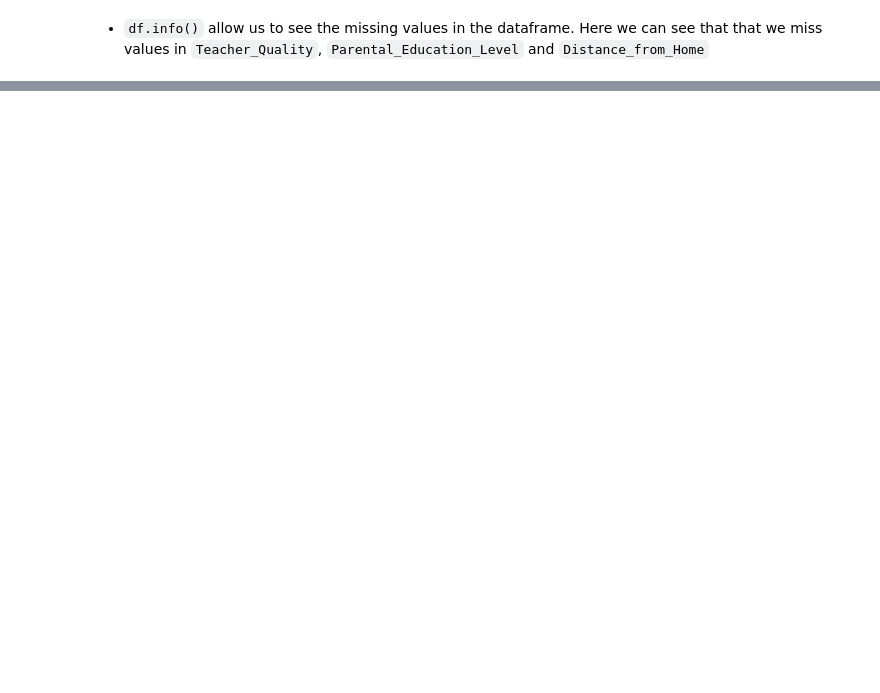
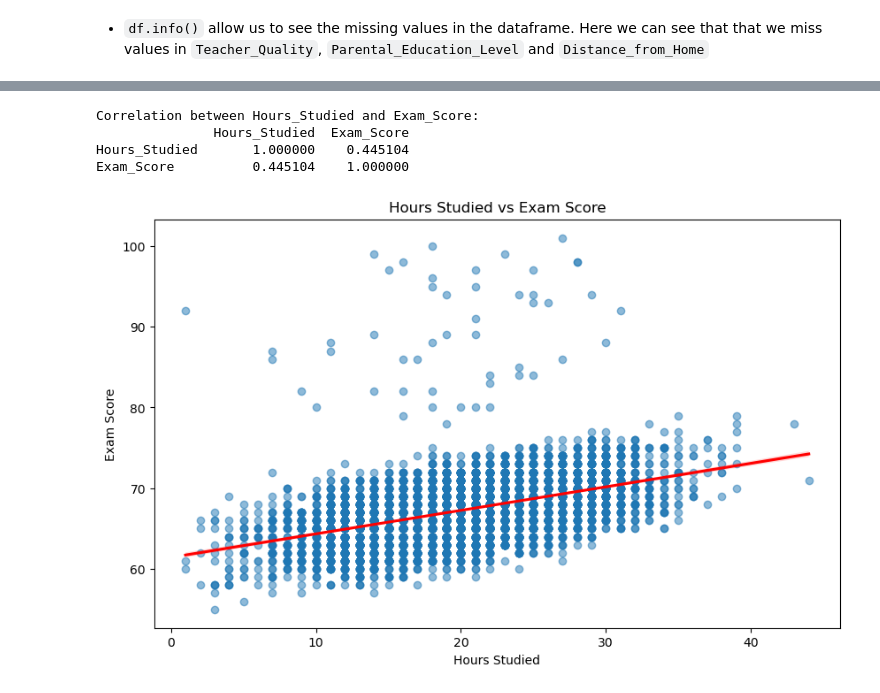
Before and after one commit to robinmoon2/AI_Application_HY, a Jupyter notebook: Data Analysis/DataAnalysisTH.ipynb, the cells around one changed output, grey strips where cells are left out. Drawn from its saved outputs; the diff is of its cells as text; code cells hidden in the pictures; blank space fills up the shorter version.

```diff
--- a/Data Analysis/DataAnalysisTH.ipynb
+++ b/Data Analysis/DataAnalysisTH.ipynb
@@ -44,0 +53,5 @@ None
+# %%
+features = df.columns
+print("Features list :")
+for f in features:
+    print(" - ", f)
@@ -44,0 +83,5 @@ None
+# %%
+for f in features:
+    print(f" - {f} :")
+    print(df[f].describe())
+    print()
@@ -44,0 +135,19 @@ None
+# %%
+# Correlation with Exam Scores
+correlation = df[['Hours_Studied', 'Exam_Score']].corr()
+print(f"Correlation between Hours_Studied and Exam_Score:")
+print(correlation)
+
+# Scatter Plot with Regression Line
+plt.figure(figsize=(10, 6))
+sns.regplot(x='Hours_Studied', y='Exam_Score', data=df, scatter_kws={'alpha':0.5}, line_kws={'color':'red'})
+plt.title('Hours Studied vs Exam Score')
+plt.xlabel('Hours Studied')
+plt.ylabel('Exam Score')
+plt.show()
+# %% [output]
+Correlation between Hours_Studied and Exam_Score:
+               Hours_Studied  Exam_Score
+Hours_Studied       1.000000    0.445104
+Exam_Score          0.445104    1.000000
+[figure, added]
```
Also changed, not shown: parts of 24 cells of this notebook, 1 other file.
